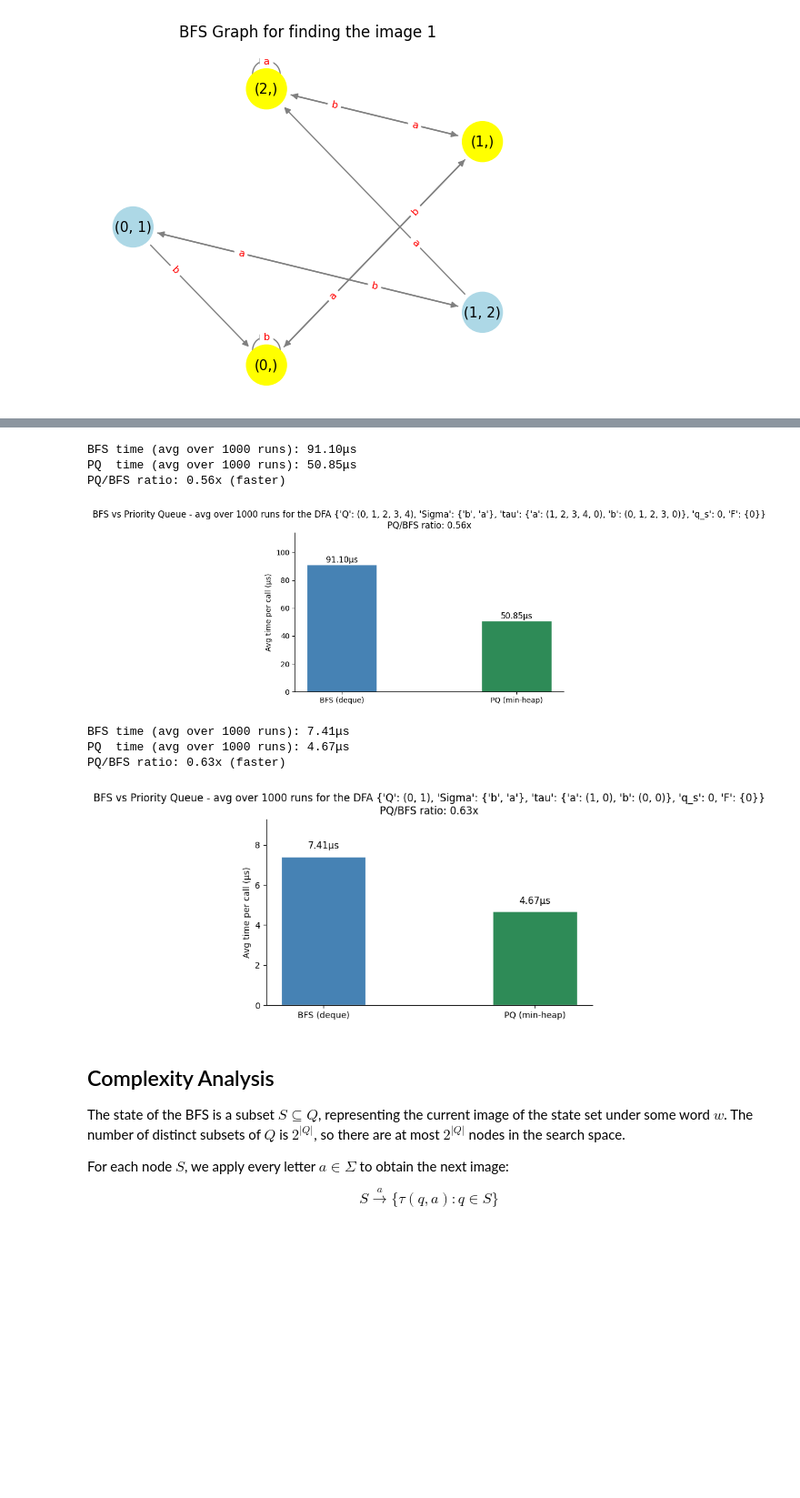
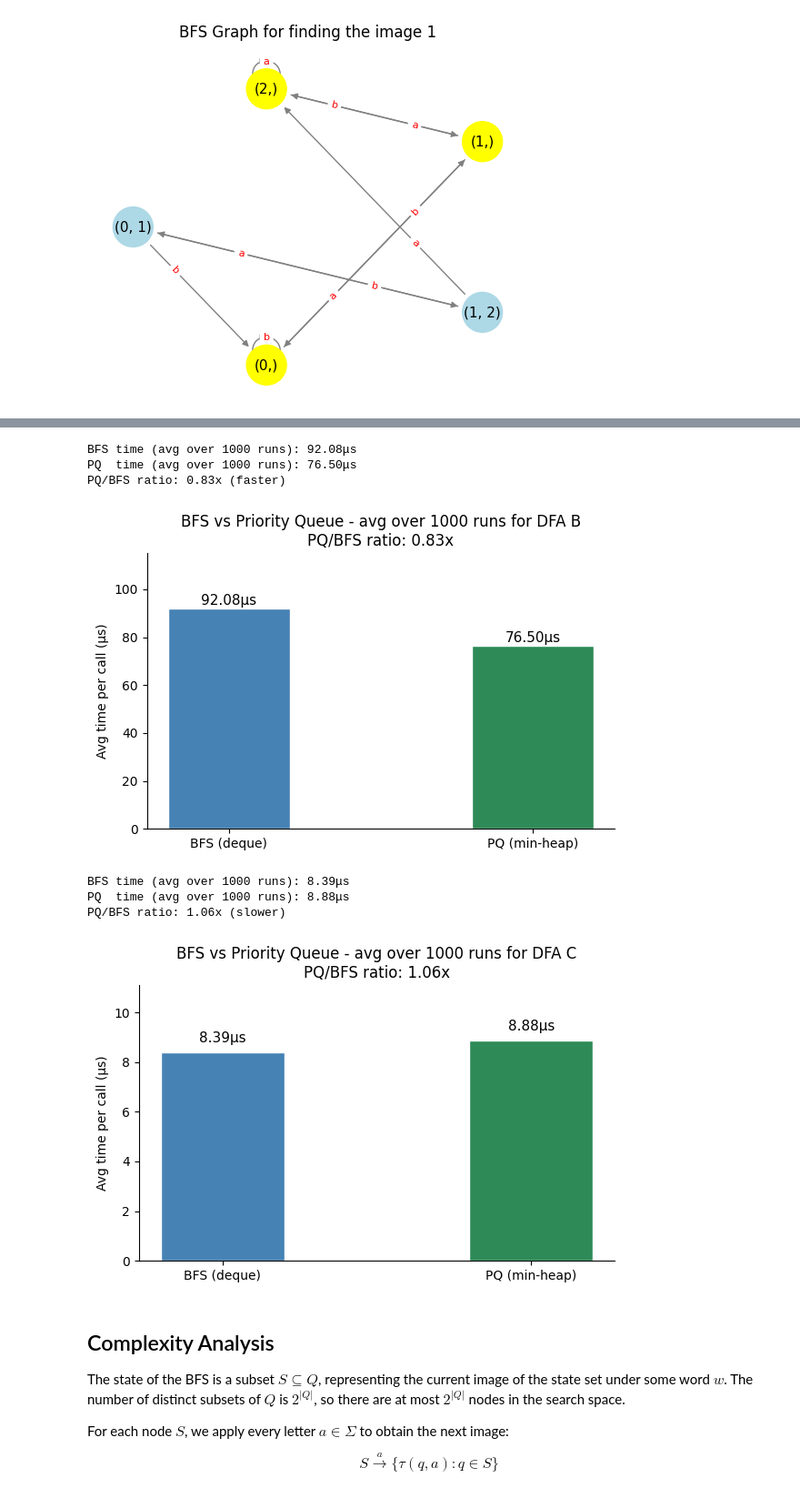
Before and after one commit to kaleater22/MT3510-Group-Project, a Jupyter notebook: mt3510_pure_team_project.ipynb, the cells around one changed output, grey strips where cells are left out. Shown at 91% size. Saved outputs shown, nothing was run; the diff lists cells and outputs as text; code cells hidden in the pictures; blank space fills up the shorter version.

```diff
--- a/mt3510_pure_team_project.ipynb
+++ b/mt3510_pure_team_project.ipynb
@@ -415,5 +396,5 @@ This causes `heapq` to sort lexicographically by tuple contents rather than by i
 # %%
-def compare_bfs_pq(A, runs=1000):
+def compare_bfs_pq(A, name, runs=1000):
     """
     Compares the average runtime of BFS and priority queue synchronization
     checks over a given number of runs, and plots the results as a bar chart.
@@ -441,44 +422,44 @@ def compare_bfs_pq(A, runs=1000):
         for _ in range(runs):
             synchronizing_pq_image(A)
         pq_time = (time.perf_counter() - start) / runs
 
     # Convert to microseconds for readability
     bfs_us = bfs_time * 1e6
     pq_us  = pq_time  * 1e6
     ratio  = pq_time / bfs_time                      # Ratio < 1 means PQ is faster
 
     print(f"BFS time (avg over {runs} runs): {bfs_us:.2f}\u03bcs")
     print(f"PQ  time (avg over {runs} runs): {pq_us:.2f}\u03bcs")
     print(f"PQ/BFS ratio: {ratio:.2f}x ({'faster' if ratio < 1 else 'slower'})")
 
     fig, ax = plt.subplots(figsize=(6, 4))
     bars = ax.bar(['BFS (deque)', 'PQ (min-heap)'], [bfs_us, pq_us],
                   color=['steelblue', 'seagreen'], width=0.4, edgecolor='white')
 
     for bar, val in zip(bars, [bfs_us, pq_us]):
         ax.text(bar.get_x() + bar.get_width() / 2, bar.get_height() + 0.3,
                 f'{val:.2f}\u03bcs', ha='center', va='bottom', fontsize=11)
 
     ax.set_ylabel('Avg time per call (\u03bcs)')
-    ax.set_title(f'BFS vs Priority Queue - avg over {runs} runs for the DFA {A}\n'
+    ax.set_title(f'BFS vs Priority Queue - avg over {runs} runs for DFA {name}\n'
                  f'PQ/BFS ratio: {ratio:.2f}x')
     ax.set_ylim(0, max(bfs_us, pq_us) * 1.25)
     ax.spines[['top', 'right']].set_visible(False)
     plt.tight_layout()
     plt.show()
 
 # Runtime comparison
-compare_bfs_pq(B)
-compare_bfs_pq(C2)
+compare_bfs_pq(B, "B")
+compare_bfs_pq(C, "C")
 # %% [output]
-BFS time (avg over 1000 runs): 91.10μs
-PQ  time (avg over 1000 runs): 50.85μs
-PQ/BFS ratio: 0.56x (faster)
+BFS time (avg over 1000 runs): 92.08μs
+PQ  time (avg over 1000 runs): 76.50μs
+PQ/BFS ratio: 0.83x (faster)
-[figure, old version]
+[figure, new version]
-BFS time (avg over 1000 runs): 7.41μs
-PQ  time (avg over 1000 runs): 4.67μs
-PQ/BFS ratio: 0.63x (faster)
+BFS time (avg over 1000 runs): 8.39μs
+PQ  time (avg over 1000 runs): 8.88μs
+PQ/BFS ratio: 1.06x (slower)
-[figure, old version]
+[figure, new version]
 # %% [markdown]
 ## Complexity Analysis
 
```
Also changed, not shown: parts of 30 cells of this notebook.
